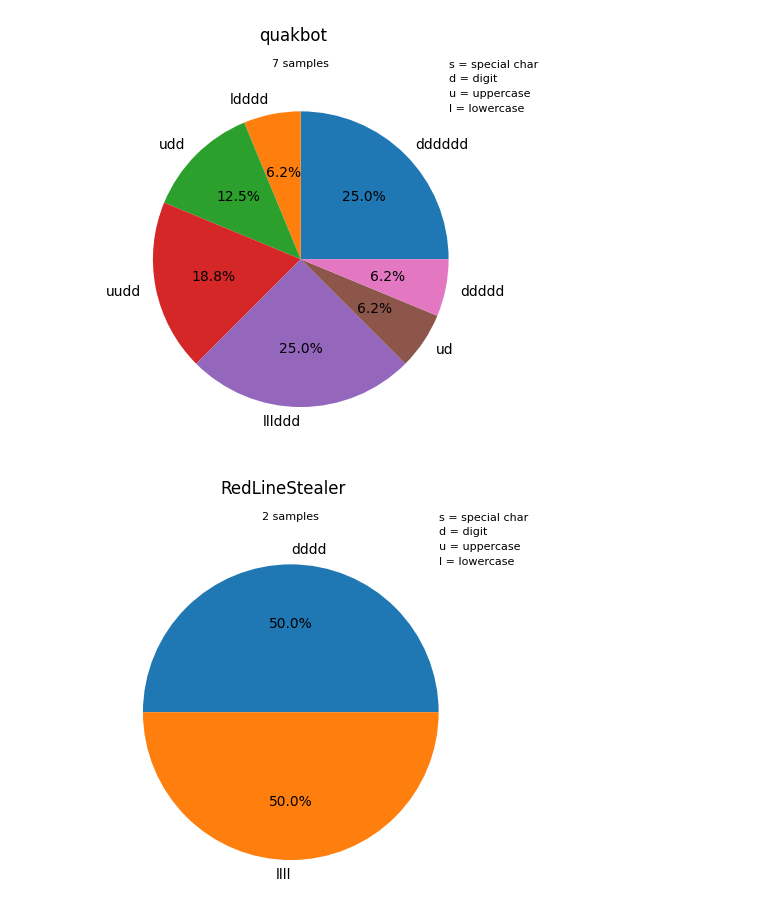
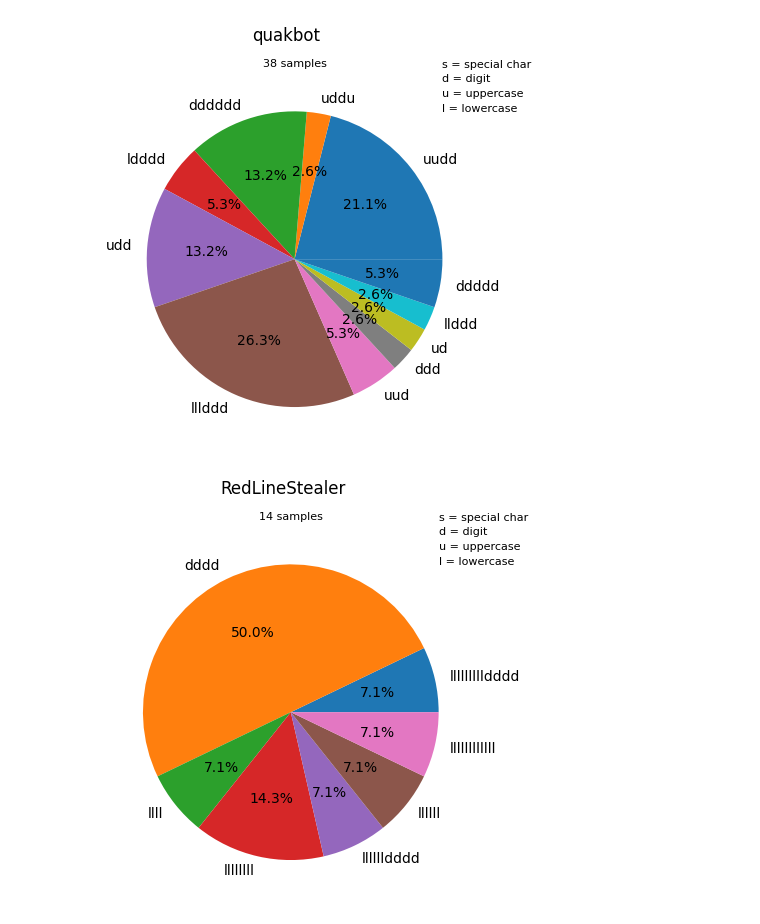
Before and after one commit to aaronherman/notebooks, a Jupyter notebook: Malware_PwdProtectedZipAnalysis.ipynb, the cells around one changed output. Cells and saved outputs as stored; diff of their text form; code cells hidden in the pictures.

Commit message:
up limit number to 1000

```diff
--- a/Malware_PwdProtectedZipAnalysis.ipynb
+++ b/Malware_PwdProtectedZipAnalysis.ipynb
@@ -14,7 +14,8 @@ def search_by_tag(tag='password-protected'):
 def search_by_signature(signature):
     data = {
             'query': 'get_siginfo',
-            'signature': signature
+            'signature': signature,
+            'limit': 1000
         }
     return requests.post('https://mb-api.abuse.ch/api/v1/', data=data)
 # %%
@@ -79,17 +80,18 @@ summarize_passwords(malz)
 # %%
 for item in malz.items():
     family = item[0]
     x = item[1].get('pattern').keys() #uudd, lllddd
     y = item[1].get('pattern').values() # 6, 8
     plt.suptitle(family, fontsize = 12)
-    plt.title(f"{len(y)} samples", fontsize = 8)
+    num_samples = sum(y)
+    plt.title(f"{num_samples} samples", fontsize = 8)
     plt.text(1, 1.3, 's = special char', fontsize = 8)
     plt.text(1, 1.2, 'd = digit', fontsize = 8)
     plt.text(1, 1, 'l = lowercase', fontsize = 8)
     plt.text(1, 1.1, 'u = uppercase', fontsize = 8)
 
     plt.pie(y, labels = x, autopct='%.1f%%')
     plt.show()
 # %% [output]
-[figure, old version]
+[figure, new version]
-[figure, old version]
+[figure, new version]
```
Also changed, not shown: parts of 1 cell of this notebook.
